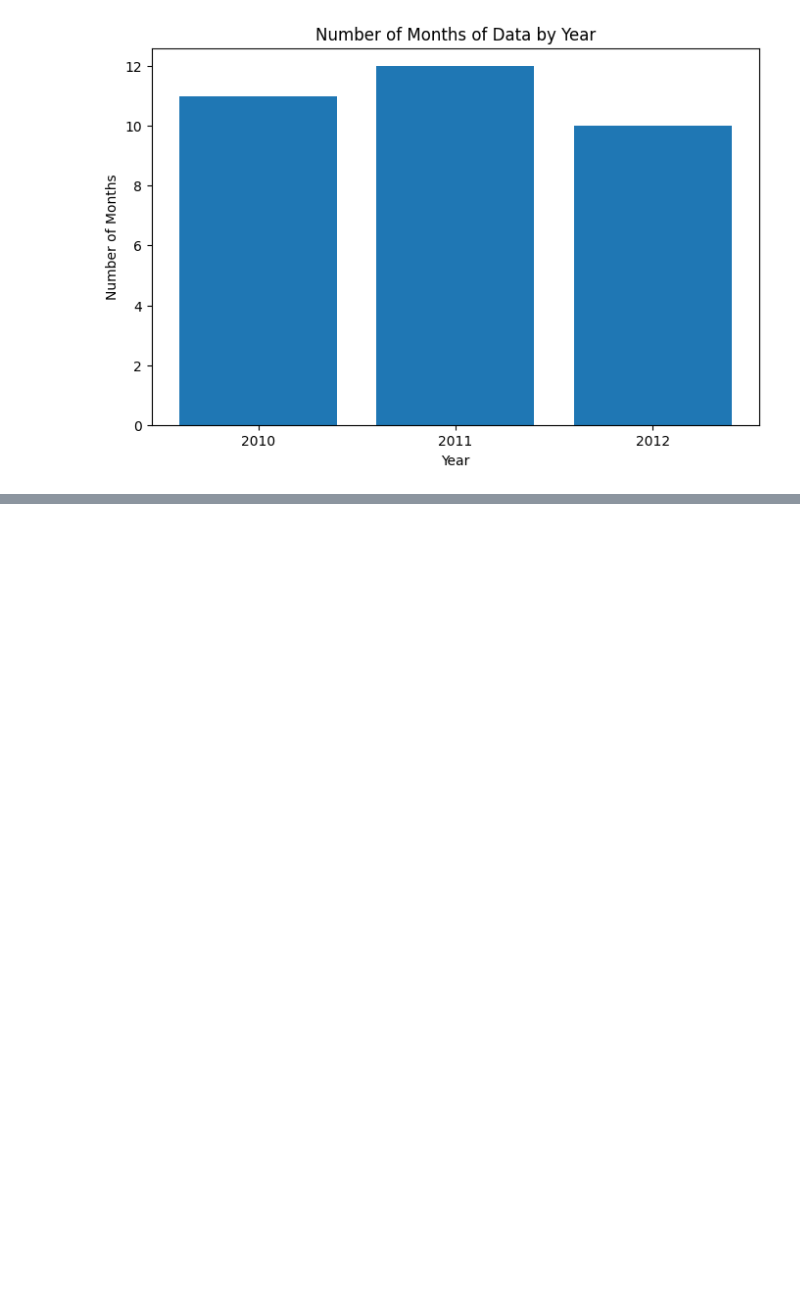
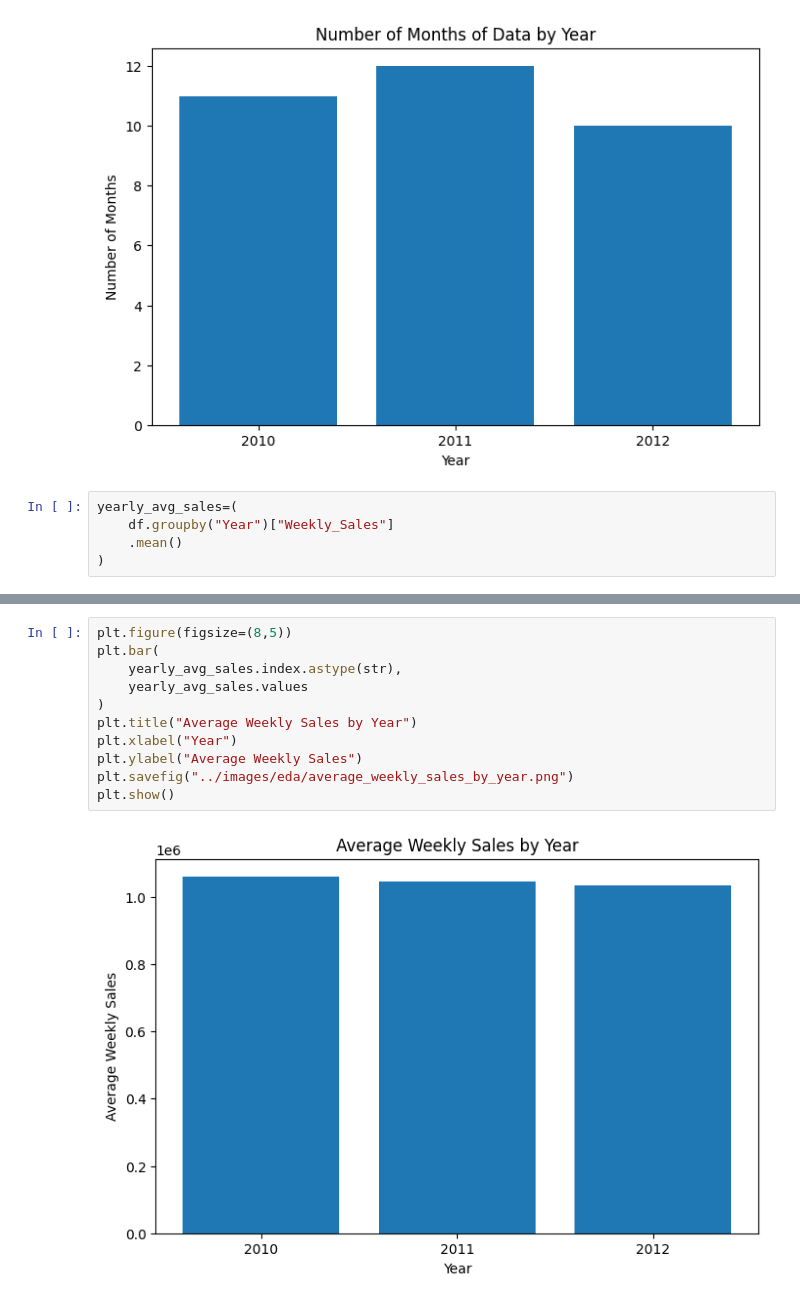
Before and after one commit to rangadaschakravarthy/Walmart-Sales-Analysis, a Jupyter notebook: notebooks/02_eda.ipynb, the cells around one changed output, grey strips where cells are left out. Cells and saved outputs as stored; diff of their text form; blank space fills up the shorter version.

```diff
--- a/notebooks/02_eda.ipynb
+++ b/notebooks/02_eda.ipynb
@@ -806,3 +806,8 @@ plt.savefig("../images/eda/number_of_months_of_date_by_year.png")
 plt.show()
 # %% [output]
 [figure]
+# %%
+yearly_avg_sales=(
+    df.groupby("Year")["Weekly_Sales"]
+    .mean()
+)
@@ -808,0 +822,13 @@ plt.show()
+# %%
+plt.figure(figsize=(8,5))
+plt.bar(
+    yearly_avg_sales.index.astype(str),
+    yearly_avg_sales.values
+)
+plt.title("Average Weekly Sales by Year")
+plt.xlabel("Year")
+plt.ylabel("Average Weekly Sales")
+plt.savefig("../images/eda/average_weekly_sales_by_year.png")
+plt.show()
+# %% [output]
+[figure, added]
```
Also changed, not shown: parts of 9 cells of this notebook, 3 other files.
